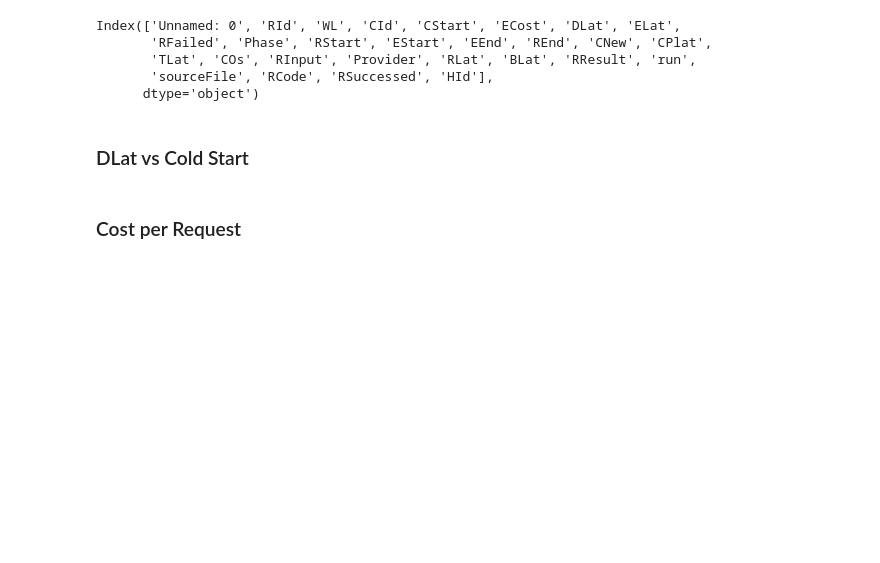
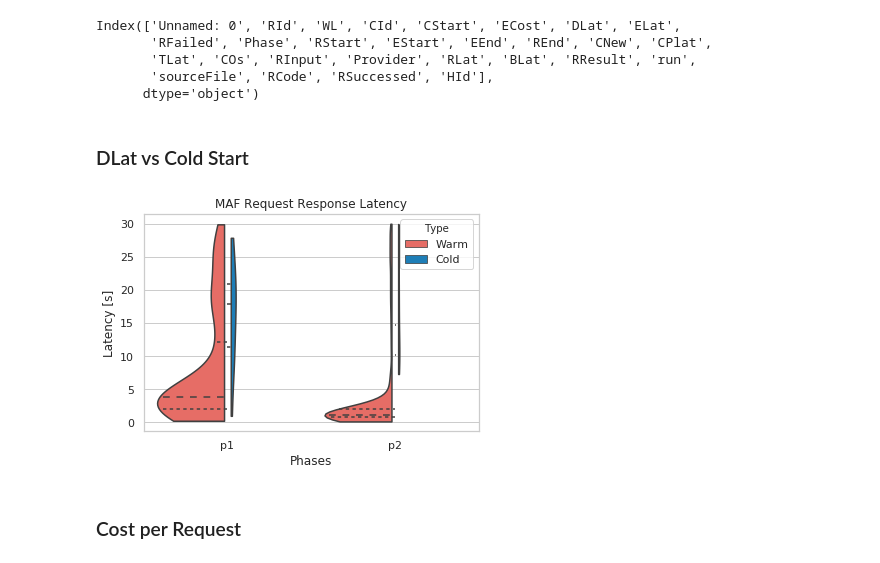
Before and after one commit to tawalaya/FaaSElasticityEngineering, a Jupyter notebook: SW-Analysis.ipynb, the cells around one changed output. Cells and saved outputs as stored; diff of their text form; code cells hidden in the pictures; blank space fills up the shorter version.

Commit message:
added new plots to overview

```diff
--- a/SW-Analysis.ipynb
+++ b/SW-Analysis.ipynb
@@ -153,7 +153,7 @@ def plotLatColdWarm(ax,all,provider,workload,lat="DLat",title=None):
     data = data.replace({'CNew': "New"}, {'CNew': 'Cold'})
     data = data.replace({'CNew': "Reused"}, {'CNew': 'Warm'})
     data = data.rename(columns={"CNew":"Type"})
-    sns.violinplot(x='Phase', y=lat,hue="Type", data=data,  scale='area',
+    sns.violinplot(x='Phase', y=lat,hue="Type", data=data,  scale='count',
                    cut=0,ax=ax,  inner='quartile',split=True,bw='scott',
                    scale_hue=True,palette=style["CNew"])
 
@@ -190,6 +190,11 @@ def plotLatColdWarm(ax,all,provider,workload,lat="DLat",title=None):
                     vertices[:,0] += delta
                 else: # ii % 3 = 2
                     pass
+# %%
+fig,ax = plt.subplots()
+plotLatColdWarm(ax,all,"azure","0,0,1","RLat")
+# %% [output]
+[figure, added]
 # %%
 for workload in configs:
     for provider in providers:
```
Also changed, not shown: parts of 9 cells of this notebook, 41 other files.
